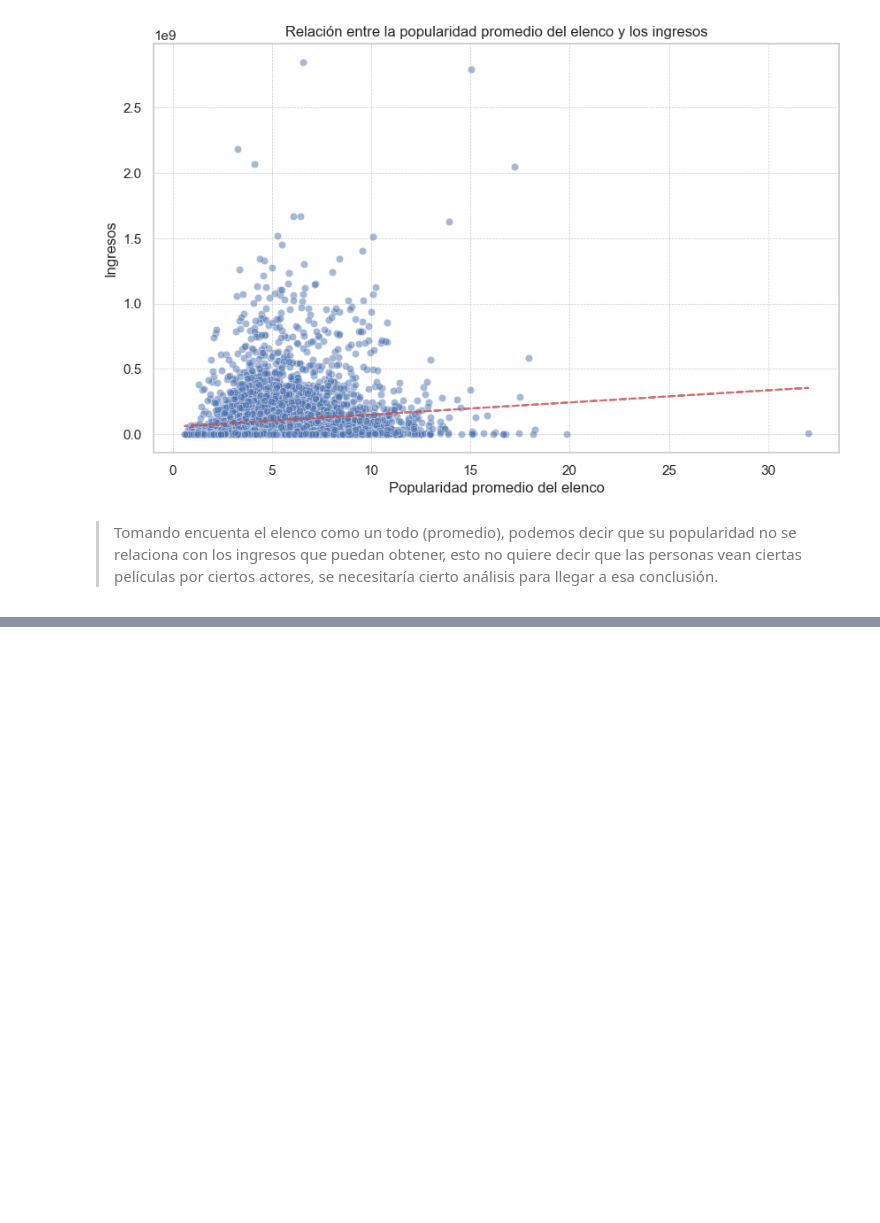
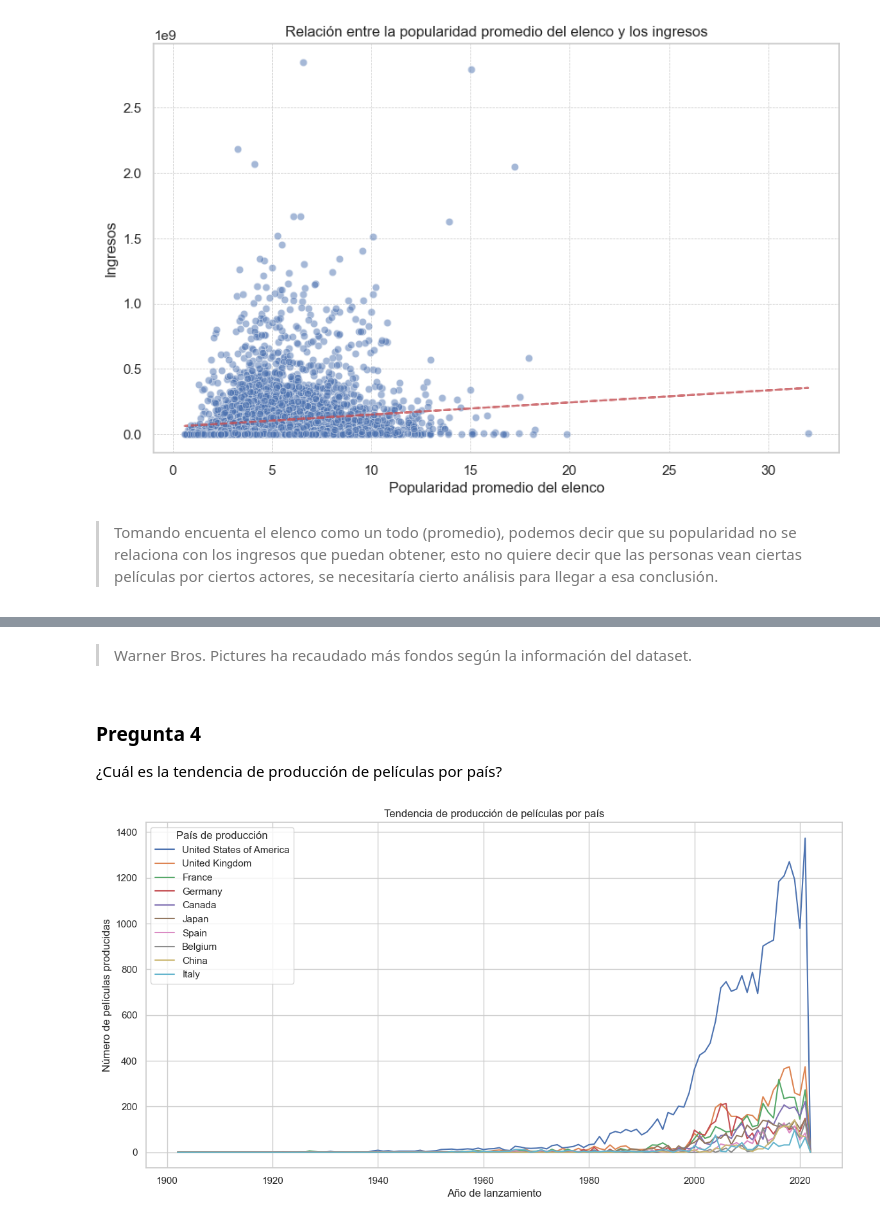
Before and after one commit to Gxrco/DM-HT1, a Jupyter notebook: descriptive_analysis.ipynb, the cells around one changed output, grey strips where cells are left out. Cells and saved outputs as stored; diff of their text form; code cells hidden in the pictures; blank space fills up the shorter version.

```diff
--- a/descriptive_analysis.ipynb
+++ b/descriptive_analysis.ipynb
@@ -276,0 +321,8 @@ Correlación entre la popularidad promedio del elenco y los ingresos: 0.1179
+# %%
+df['revenue'] = pd.to_numeric(df['revenue'], errors='coerce')
+df.dropna(subset=['revenue'], inplace=True)
+df['productionCompany'] = df['productionCompany'].str.split('|')
+df = df.explode('productionCompany')
+production_revenue = df.groupby('productionCompany')['revenue'].sum().reset_index()
+production_revenue = production_revenue.sort_values(by='revenue', ascending=False)
+print(production_revenue.head(10))
@@ -276,0 +341,21 @@ Correlación entre la popularidad promedio del elenco y los ingresos: 0.1179
+# %% [markdown]
+> Warner Bros. Pictures ha recaudado más fondos según la información del dataset.
+# %% [markdown]
+### Pregunta 4
+¿Cuál es la tendencia de producción de películas por país?
+# %%
+df['releaseDate'] = pd.to_datetime(df['releaseDate'], errors='coerce')
+df['releaseYear'] = df['releaseDate'].dt.year
+df['productionCountry'] = df['productionCountry'].str.split('|')
+df = df.explode('productionCountry')
+
+production_trend = df.groupby(['releaseYear', 'productionCountry']).size().unstack(fill_value=0)
+top_countries = production_trend.sum().sort_values(ascending=False).head(10).index
+production_trend[top_countries].plot(kind='line', figsize=(14, 7))
+plt.xlabel('Año de lanzamiento')
+plt.ylabel('Número de películas producidas')
+plt.title('Tendencia de producción de películas por país')
+plt.legend(title='País de producción')
+plt.show()
+# %% [output]
+[figure, added]
```
Also changed, not shown: parts of 17 cells of this notebook.
